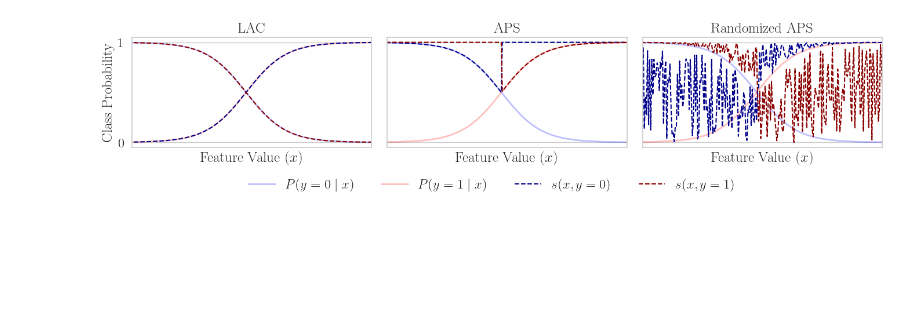
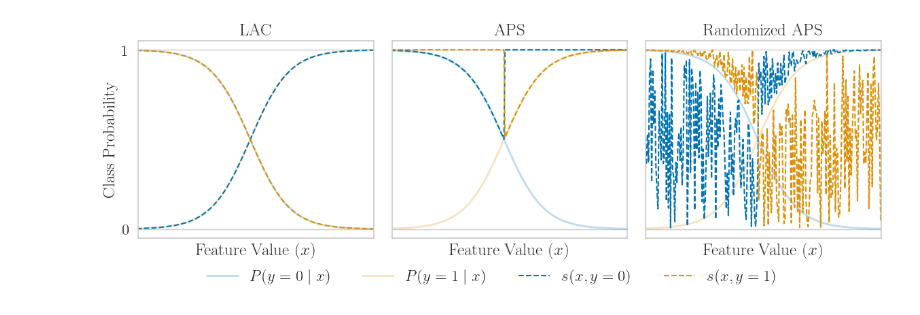
Before and after one commit to yunjinnkim/preference-based-cp, a Jupyter notebook: notebooks/aps_example_1d.ipynb, the cells around one changed output. Cells and saved outputs as stored; diff of their text form; code cells hidden in the pictures; blank space fills up the shorter version.

Commit message:
New colors for plots

```diff
--- a/notebooks/aps_example_1d.ipynb
+++ b/notebooks/aps_example_1d.ipynb
@@ -116,7 +116,7 @@ from torchcp.classification.score import APS, THR, RAPS, SAPS
 aps = APS(score_type="identity", randomized=False)
 aps_randomized = APS(score_type="identity", randomized=True)
 lac = THR(score_type="identity",)
-raps = RAPS(score_type="identity", randomized=True, penalty=2,kreg=1)
+raps = RAPS(score_type="identity", randomized=True)
 saps = SAPS(score_type="identity", randomized=True)
 score = aps
 # %%
@@ -125,6 +125,7 @@ import matplotlib.pyplot as plt
 import seaborn as sns
 sns.set(font_scale=1.5,rc={'text.usetex' : True})
 sns.set_style("whitegrid")
+sns.set_palette("colorblind")
 plt.rc('font', **{'family': 'serif'})
 plt.rcParams["figure.figsize"] = (14, 3)
 
@@ -138,71 +139,51 @@ class_params = {
 # Create an instance of the Torch-based classifier
 clf = TorchGaussianSyntheticClassifier(class_params=class_params, device="cpu")
 
-# Generate synthetic data
 X, y = clf.generate_data(n_samples=1000)
-
-# Step 4: Fit the classifier (it's effectively a no-op, but we call it for sklearn compatibility)
 clf.fit(X, y)
 
-# Step 5: Predict probabilities for a range of x values (for plotting)
 x_range = torch.linspace(X.min() - 1, X.max() + 1, 1000)
 probs = clf.predict_proba(x_range)
 
-# Step 6: Plot the data and probabilities
-fig, ax = plt.subplots(1,3, sharey= True)
+fig, ax = plt.subplots(1, 3, sharey=True, figsize=(14, 3))
 ax = ax.ravel()
 
+scores = [lac, aps, raps]
+palette = sns.color_palette("colorblind")
+color_0, color_1 = palette[0], palette[1]
 
-
-# Scatter plot of the synthetic data
-# plt.scatter(X, y + np.random.uniform(-0.1, 0.1, len(y)), c=y, cmap='viridis', alpha=0.6, edgecolor='k', label='Data')
-
-# Plot the probabilities for each class
-scores = [lac, aps, aps_randomized]
 for i, score in enumerate(scores):
-
-    colors = ["blue", "red"]
     for j, c in enumerate(clf.classes_):
-        ax[i].plot(x_range, probs[:, j], label=rf'$P(y={c} \mid x)$', linewidth=2, alpha=0.25, color=colors[j])
+        sns.lineplot(x=x_range.numpy(), y=probs[:, j].numpy(), ax=ax[i],
+                     label=rf'$P(y={c} \mid x)$', linewidth=2, alpha=0.25, color=palette[j], legend=False)
 
     x_min, x_max = -2, 6
+    X_nc = torch.linspace(x_min, x_max, 300)
+    y_0 = torch.full((300,), 0)
+    y_1 = torch.full((300,), 1)
 
-    X_nc = torch.linspace(x_min, x_max,300)
-    y_0  = torch.full(size=(300,),fill_value=0)
-    y_1  = torch.full(size=(300,),fill_value=1)
-    # y_2  = torch.full(size=(300,),fill_value=2)
+    y_0_nc = score(clf.predict_proba(X_nc), y_0).detach().cpu().numpy()
+    y_1_nc = score(clf.predict_proba(X_nc), y_1).detach().cpu().numpy()
 
+    sns.lineplot(x=X_nc.numpy(), y=y_0_nc, ax=ax[i], linestyle="--", label=rf"$s(x,y=0)$", color=color_0, legend=False)
+    sns.lineplot(x=X_nc.numpy(), y=y_1_nc, ax=ax[i], linestyle="--", label=rf"$s(x,y=1)$", color=color_1, legend=False)
 
-    y_0_nc = score(clf.predict_proba(X_nc),y_0).detach().cpu().numpy()
-    y_1_nc = score(clf.predict_proba(X_nc),y_1).detach().cpu().numpy()
-    # y_2_nc = score(clf.predict_proba(X_nc),y_2).detach().cpu().numpy()
-
-
-
-    ax[i].plot(X_nc.flatten(), y_0_nc, linestyle="--", label=rf"$s(x,y=0)$", color="darkblue")
-    ax[i].plot(X_nc.flatten(), y_1_nc, linestyle="--", label=rf"$s(x,y=1)$", color="darkred")
-    # ax[i].plot(X_nc.flatten(), y_2_nc, linestyle="--", label="APS for y=2")
-
-    # Labels and title
-    # ax[i].set_title("Conformity scores for synthetic data")
     ax[i].set_xlabel("Feature Value ($x$)")
     ax[i].set_xticks([])
-    ax[i].set_yticks([0,1])
-    ax[i].set_xlim([x_min+1, x_max-1])
+    ax[i].set_yticks([0, 1])
+    ax[i].set_xlim([x_min + 1, x_max - 1])
 
-
-# plt.legend()
 ax[0].set_title("LAC")
 ax[0].set_ylabel("Class Probability")
-ax[0].get_legend()
 ax[1].set_title("APS")
 ax[2].set_title("Randomized APS")
 
+# Use handles from the first axis for legend
 handles, labels = ax[0].get_legend_handles_labels()
-lgd = fig.legend(handles,labels,loc='upper center', ncol=4, bbox_to_anchor=(0.5, 0.08), frameon=False)
+fig.legend(handles, labels, loc='upper center', ncol=4, bbox_to_anchor=(0.5, 0.08), frameon=False)
 
 fig.tight_layout()
 plt.savefig("lac_aps.pdf",bbox_extra_artists=(lgd,), bbox_inches='tight')
 plt.show()
 # %% [output]
-[figure, old version]
+[figure, new version]
```
Also changed, not shown: 1 other file.
